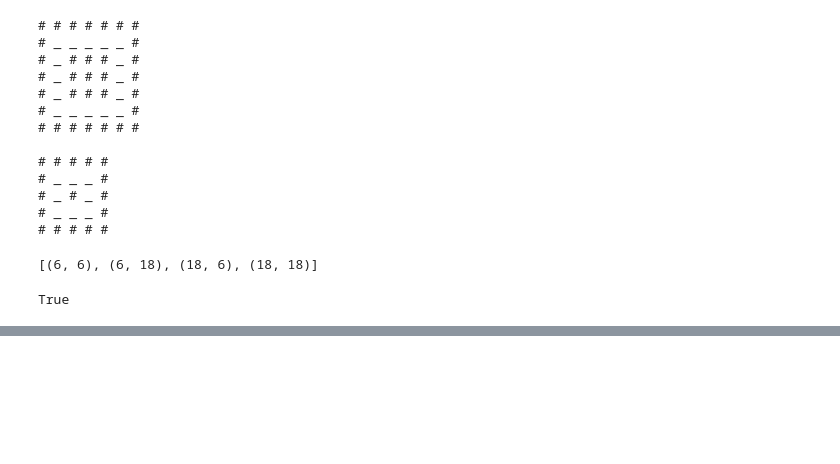
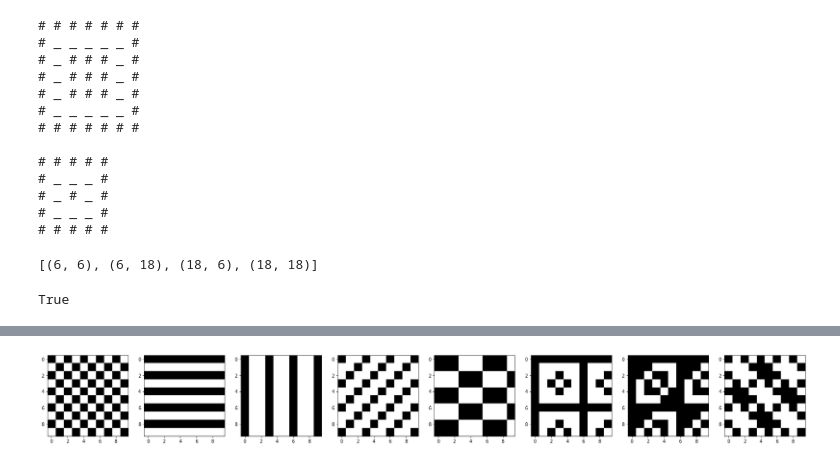
Before and after one commit to DarkCypher-37/QuinceQR, a Jupyter notebook: notebooks/Qrcodes.ipynb, the cells around one changed output, grey strips where cells are left out. Drawn from its saved outputs; the diff is of its cells as text; code cells hidden in the pictures; blank space fills up the shorter version.

```diff
--- a/notebooks/Qrcodes.ipynb
+++ b/notebooks/Qrcodes.ipynb
@@ -1019,0 +1090,38 @@ skipping a row:
+# %%
+masking_conditions = [
+    lambda row, column: (row + column) % 2 == 0,
+    lambda row, column: row % 2 == 0,
+    lambda row, column: column % 3 == 0,
+    lambda row, column: (row + column) % 3 == 0,
+    lambda row, column: ( int(row / 2) + int(column / 3) ) % 2 == 0,
+    lambda row, column: ((row * column) % 2) + ((row * column) % 3) == 0,
+    lambda row, column: ( ((row * column) % 2) + ((row * column) % 3) ) % 2 == 0,
+    lambda row, column: ( ((row + column) % 2) + ((row * column) % 3) ) % 2 == 0
+]
+
+def apply_mask(matrix: np.ndarray, pattern_formula: Callable[[int, int], bool]):
+    mat = matrix.copy()
+
+    for (row_index, index), value in np.ndenumerate(mat):
+        if pattern_formula(row_index, index):
+            # toggle the module
+            if value == Module.data_black:
+                mat[row_index, index] = Module.data_white
+            elif value == Module.data_white:
+                mat[row_index, index] = Module.data_black
+            if value == 1.:                         # TODO REMOVE
+                mat[row_index, index] = 0           # TODO REMOVE
+
+    return mat
+
+
+fig, axs = plt.subplots(1, len(masking_conditions), figsize=(30,30))
+m = np.ones((10,10))
+
+for condition, ax in zip(masking_conditions, axs):
+    n = apply_mask(m, condition)
+    ax.imshow(n, cmap='gray')
+
+plt.show()
+# %% [output]
+[figure, added]
```
Also changed, not shown: parts of 19 cells of this notebook, 2 other files.
